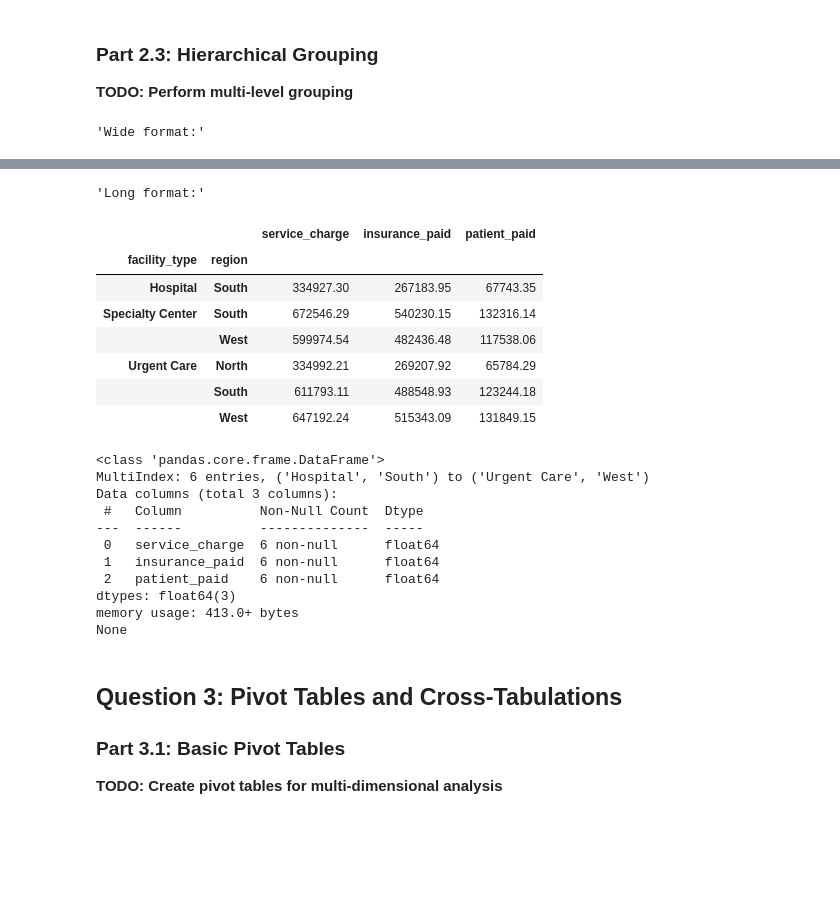
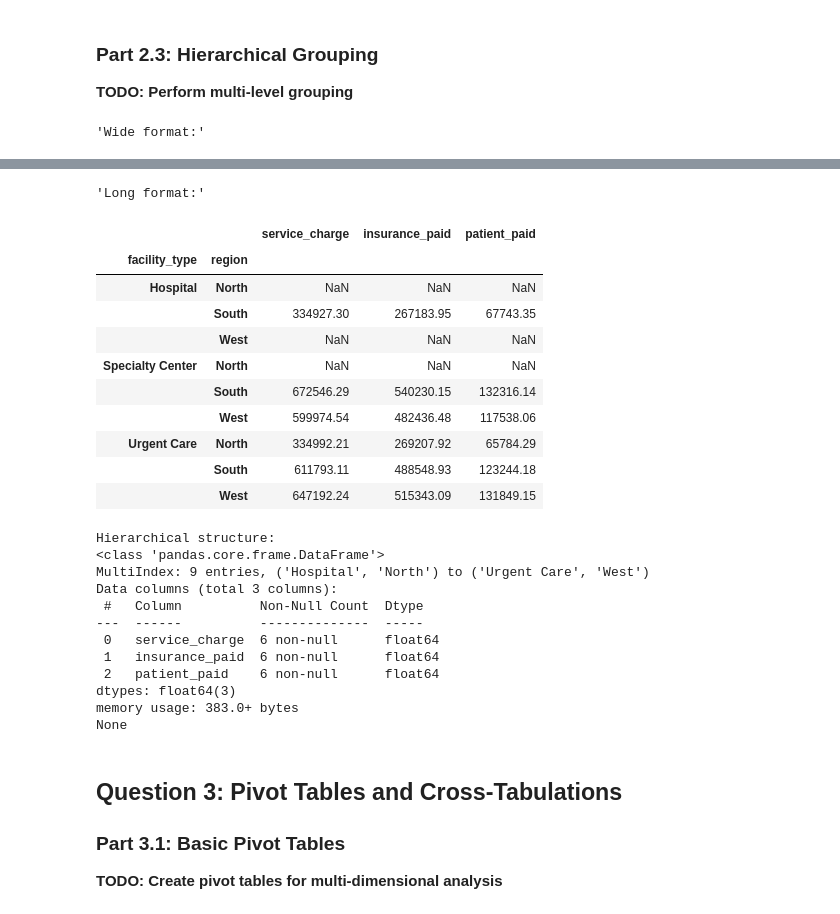
Before and after one commit to UCSF-DataSci/ds217-08-group-filter-and-flow-bobho1999, a Jupyter notebook: assignment.ipynb, the cells around one changed output, grey strips where cells are left out. Saved outputs shown, nothing was run; the diff lists cells and outputs as text; code cells hidden in the pictures; blank space fills up the shorter version.

```diff
--- a/assignment.ipynb
+++ b/assignment.ipynb
@@ -230,42 +243,47 @@ with open('output/q2_performance_report.txt', 'w') as file:
 # TODO: Use unstack to convert to wide format
 # TODO: Use stack to convert back to long format
 facility_type_region = merged_df.groupby(['facility_type', 'region']).agg({
     'service_charge': 'sum',
     'insurance_paid': 'sum',
     'patient_paid': 'sum'
 })
 
 facility_type_region = facility_type_region.unstack(level='region')
 display("Wide format:")
 display(facility_type_region)
 
-facility_type_region = facility_type_region.stack(level='region')
+facility_type_region = facility_type_region.stack(level='region', future_stack=True)
 display("Long format:")
 display(facility_type_region)
 
 # TODO: Analyze the hierarchical structure
+print('Hierarchical structure:')
 print(facility_type_region.info())
 # TODO: Save results as 'output/q2_hierarchical_analysis.csv'
 facility_type_region.to_csv('output/q2_hierarchical_analysis.csv')
 # %% [output]
 'Wide format:'
 |  | service_charge |  |  | insurance_paid |  |  | patient_paid |  | ... |
 | region | North | South | West | North | South | West | North | South | ... |
 | facility_type |  |  |  |  |  |  |  |  | ... |
 | Hospital | NaN | 334927.30 | NaN | NaN | 267183.95 | NaN | NaN | 67743.35 | ... |
 | Specialty Center | NaN | 672546.29 | 599974.54 | NaN | 540230.15 | 482436.48 | NaN | 132316.14 | ... |
 | Urgent Care | 334992.21 | 611793.11 | 647192.24 | 269207.92 | 488548.93 | 515343.09 | 65784.29 | 123244.18 | ... |
 'Long format:'
 |  |  | service_charge | insurance_paid | patient_paid |
 | facility_type | region |  |  |  |
-| Hospital | South | 334927.30 | 267183.95 | 67743.35 |
-| Specialty Center | South | 672546.29 | 540230.15 | 132316.14 |
+| Hospital | North | NaN | NaN | NaN |
+|  | South | 334927.30 | 267183.95 | 67743.35 |
+|  | West | NaN | NaN | NaN |
+| Specialty Center | North | NaN | NaN | NaN |
+|  | South | 672546.29 | 540230.15 | 132316.14 |
 |  | West | 599974.54 | 482436.48 | 117538.06 |
 | Urgent Care | North | 334992.21 | 269207.92 | 65784.29 |
 |  | South | 611793.11 | 488548.93 | 123244.18 |
 |  | West | 647192.24 | 515343.09 | 131849.15 |
+Hierarchical structure:
 <class 'pandas.core.frame.DataFrame'>
-MultiIndex: 6 entries, ('Hospital', 'South') to ('Urgent Care', 'West')
+MultiIndex: 9 entries, ('Hospital', 'North') to ('Urgent Care', 'West')
 Data columns (total 3 columns):
  #   Column          Non-Null Count  Dtype
 ---  ------          --------------  -----
@@ -273,7 +291,7 @@ Data columns (total 3 columns):
  1   insurance_paid  6 non-null      float64
  2   patient_paid    6 non-null      float64
 dtypes: float64(3)
-memory usage: 413.0+ bytes
+memory usage: 383.0+ bytes
 None
 # %% [markdown]
 ## Question 3: Pivot Tables and Cross-Tabulations
```
Also changed, not shown: parts of 8 cells of this notebook, 2 other files.
